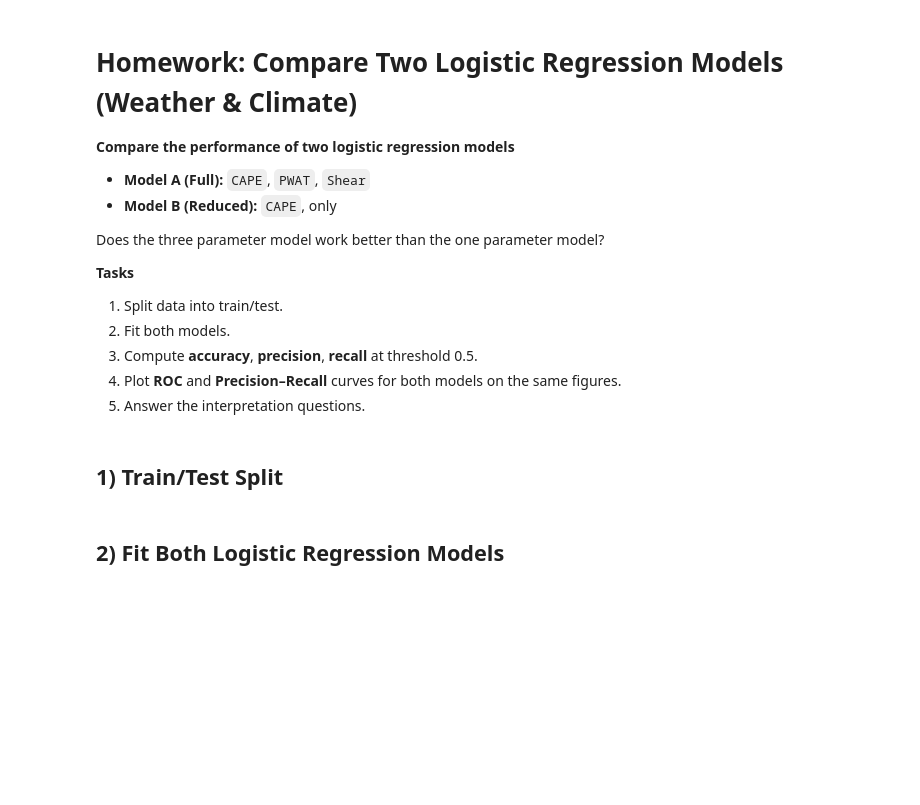
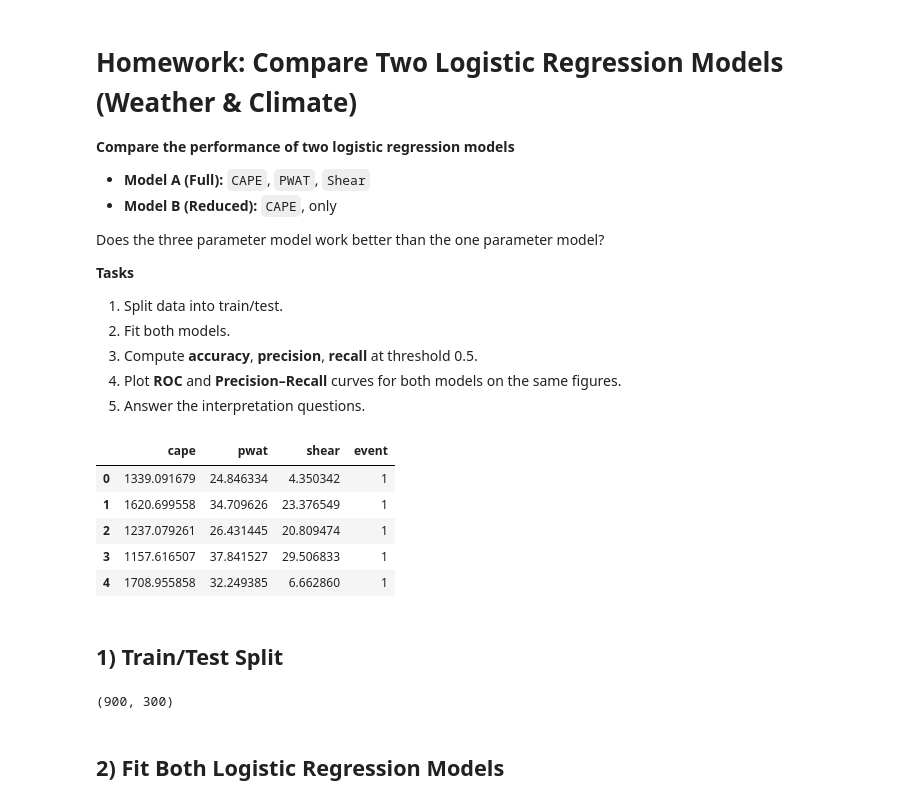
Before and after one commit to swnesbitt/ATMS-523-Module-5-Checkin, a Jupyter notebook: notebooks/LogReg_Compare_Models.ipynb, the cells around one changed output. Drawn from its saved outputs; the diff is of its cells as text; code cells hidden in the pictures; blank space fills up the shorter version.

```diff
--- a/notebooks/LogReg_Compare_Models.ipynb
+++ b/notebooks/LogReg_Compare_Models.ipynb
@@ -16,49 +20,59 @@ Does the three parameter model work better than the one parameter model?
 # %%
 # Imports
 import numpy as np
 import pandas as pd
-import matplotlib.pyplot as plt
 from sklearn.model_selection import train_test_split
 from sklearn.linear_model import LogisticRegression
 from sklearn.metrics import (accuracy_score, precision_score, recall_score,
-                             RocCurveDisplay, PrecisionRecallDisplay)
+                             RocCurveDisplay, PrecisionRecallDisplay,
+                             roc_curve, precision_recall_curve, auc)
 
-FEATURES_FULL = ['cape','pwat','shear']
+FEATURES_FULL = ['cape', 'pwat', 'shear']
 FEATURES_REDUCED = ['cape']
 TARGET = 'event'
 
 # Synthetic fallback
 USE_SYNTHETIC = True
 
 if USE_SYNTHETIC:
     rng = np.random.default_rng(42)
     n = 1200
-    cape  = rng.gamma(5.0, 250.0, size=n)
-    pwat  = rng.normal(30, 8, size=n).clip(5, 70)
+    cape = rng.gamma(5.0, 250.0, size=n)
+    pwat = rng.normal(30, 8, size=n).clip(5, 70)
     shear = rng.normal(15, 6, size=n).clip(0, 40)
     z = -6.0 + 0.0025*cape + 0.06*pwat + 0.05*shear + 0.00002*cape*shear
     p = 1/(1+np.exp(-z))
     y = rng.binomial(1, p)
-    df = pd.DataFrame({'cape':cape, 'pwat':pwat, 'shear':shear, 'event':y})
+    df = pd.DataFrame({'cape': cape, 'pwat': pwat, 'shear': shear, 'event': y})
 else:
     df = pd.read_csv('../data/your_data.csv').dropna()
     assert TARGET in df.columns
     assert all(c in df.columns for c in FEATURES_FULL)
     df = df[FEATURES_FULL + [TARGET]]
 df.head()
+# %% [output]
+|  | cape | pwat | shear | event |
+| 0 | 1339.091679 | 24.846334 | 4.350342 | 1 |
+| 1 | 1620.699558 | 34.709626 | 23.376549 | 1 |
+| 2 | 1237.079261 | 26.431445 | 20.809474 | 1 |
+| 3 | 1157.616507 | 37.841527 | 29.506833 | 1 |
+| 4 | 1708.955858 | 32.249385 | 6.662860 | 1 |
 # %% [markdown]
 ## 1) Train/Test Split
 # %%
-# TODO: Split into train/test for both feature sets using SAME random_state and stratify by y
 X_full = df[FEATURES_FULL].values
 X_reduced = df[FEATURES_REDUCED].values
 y = df[TARGET].values.astype(int)
 
 # YOUR CODE HERE
-Xf_train, Xf_test, yf_train, yf_test = train_test_split(X_full, y, test_size=0.25, random_state=0, stratify=y)
-Xr_train, Xr_test, yr_train, yr_test = train_test_split(X_reduced, y, test_size=0.25, random_state=0, stratify=y)
+Xf_train, Xf_test, yf_train, yf_test = \
+    train_test_split(X_full, y, test_size=0.25, random_state=0, stratify=y)
+Xr_train, Xr_test, yr_train, yr_test = \
+    train_test_split(X_reduced, y, test_size=0.25, random_state=0, stratify=y)
 
 len(Xf_train), len(Xf_test)
+# %% [output]
+(900, 300)
 # %% [markdown]
 ## 2) Fit Both Logistic Regression Models
 # %%
```
Also changed, not shown: parts of 6 cells of this notebook.
